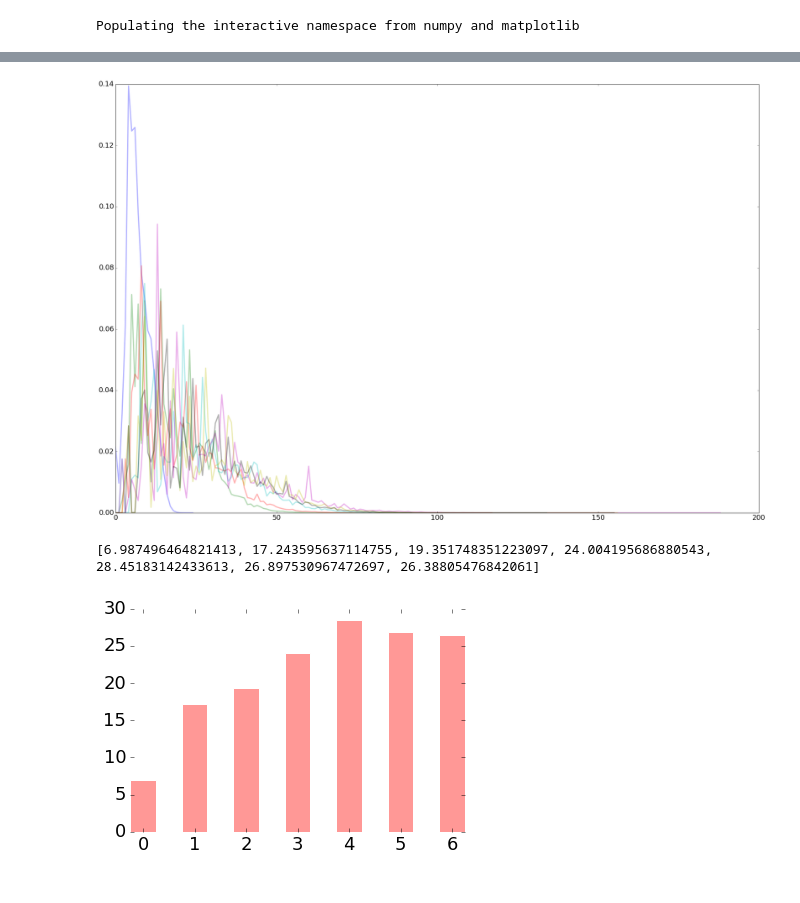
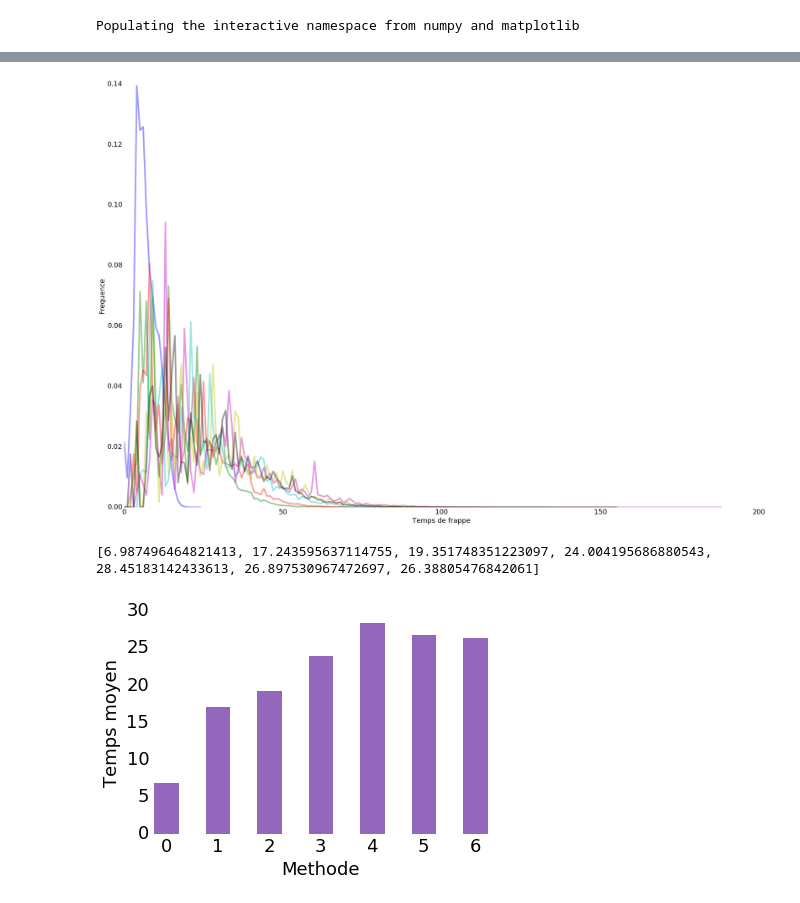
Before and after one commit to Dicotomix/DicotomixSurvey, a Jupyter notebook: Survey.ipynb, the cells around one changed output, grey strips where cells are left out. Cells and saved outputs as stored; diff of their text form; code cells hidden in the pictures.

Commit message:
Add labels and tick to plot

```diff
--- a/Survey.ipynb
+++ b/Survey.ipynb
@@ -56,5 +56,16 @@ for frequencies in methods:
     ax.spines["right"].set_visible(False)
     ax.spines["left"].set_visible(False)
 
-    plt.bar(pos, frequencies, width, color=tableau20[i], edgecolor=tableau20[i+1], alpha=0.7)
+    plt.bar(pos, frequencies, width, color=tableau20[i - 1], edgecolor=tableau20[i - 1], alpha=0.9)
+
+
+ind = [0, 50, 100, 200]
+val = [0, 50, 100, 200]
+plt.xticks(ind, val)
+
+ax.set_xlabel("Temps de frappe")
+ax.set_ylabel("Frequence")
+ax.set_title("")
+
+ax.tick_params(axis=u'both', which=u'both',length=0)
 plt.show()
@@ -63,33 +72,52 @@ plt.show()
 # %%
 plt.figure(figsize=(30,20))
 for frequencies in methods:
-    plt.plot([i for i in range(len(frequencies))], frequencies, linewidth = 3, alpha = 0.3)
+    plt.plot([i for i in range(len(frequencies))], frequencies, linewidth = 4, alpha = 0.4)
+
+# Remove the plot frame lines. They are unnecessary chartjunk.
+ax = plt.subplot(111)
+ax.spines["top"].set_visible(False)
+ax.spines["bottom"].set_visible(False)
+ax.spines["right"].set_visible(False)
+ax.spines["left"].set_visible(False)
+
+ax.set_xlabel("Temps de frappe")
+ax.set_ylabel("Frequence")
+ax.set_title("")
+
+ax.tick_params(axis=u'both', which=u'both',length=0)
 plt.show()
 # %% [output]
-[figure, old version]
+[figure, new version]
 # %%
 means = [0] * len(methods)
 for i in range(len(methods)):
     for j in range(len(methods[i])):
         means[i] += j * methods[i][j]
 print means
 
 pos = np.arange(len(means))
 width = 0.5     # gives histogram aspect to the bar diagram
 
 ax = plt.axes()
 ax.set_xticks(pos + (width / 2))
 ax.set_xticklabels(pos)
 
 # Remove the plot frame lines. They are unnecessary chartjunk.
 ax = plt.subplot(111)
 ax.spines["top"].set_visible(False)
 ax.spines["bottom"].set_visible(False)
 ax.spines["right"].set_visible(False)
 ax.spines["left"].set_visible(False)
 
-plt.bar(pos, means, width, color=tableau20[7], edgecolor='white')
+ax.set_xlabel("Methode")
+ax.set_ylabel("Temps moyen")
+ax.set_title("")
+
+ax.tick_params(axis=u'both', which=u'both',length=0)
+
+plt.bar(pos, means, width, color=tableau20[8], edgecolor='white')
 plt.show()
 # %% [output]
 [6.987496464821413, 17.243595637114755, 19.351748351223097, 24.004195686880543, 28.45183142433613, 26.897530967472697, 26.38805476842061]
-[figure, old version]
+[figure, new version]
```
Also changed, not shown: parts of 1 cell of this notebook.
